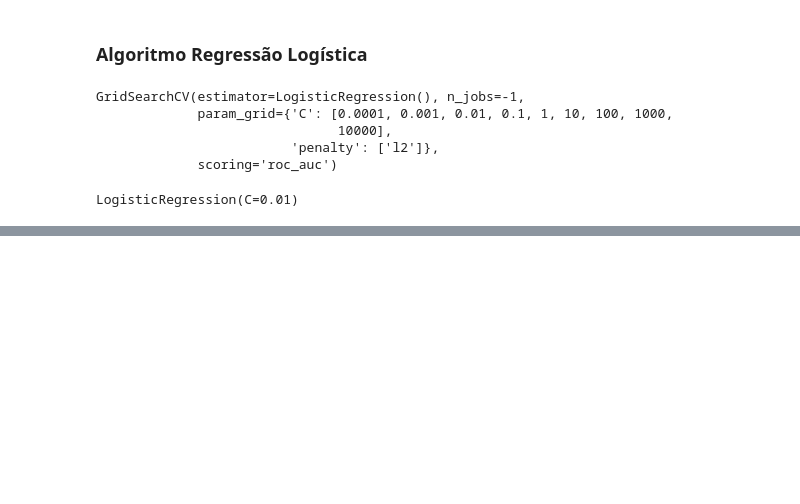
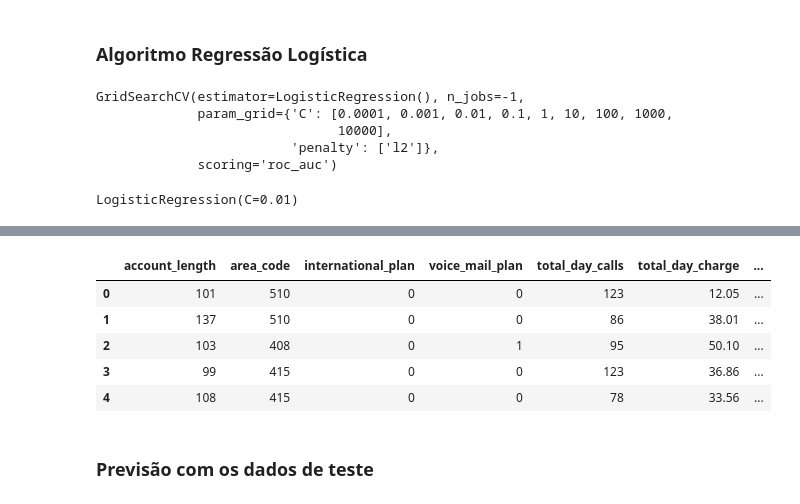
Before and after one commit to GilbertoBarbosa/customer-churn, a Jupyter notebook: customerChurn.ipynb, the cells around one changed output, grey strips where cells are left out. Saved outputs shown, nothing was run; the diff lists cells and outputs as text; code cells hidden in the pictures; blank space fills up the shorter version.

```diff
--- a/customerChurn.ipynb
+++ b/customerChurn.ipynb
@@ -276,0 +276,9 @@ LogisticRegression(C=0.01)
+# %%
+# Substituindo no por 0
+df_teste.replace('no',0, inplace = True)
+# %%
+# Substituindo yes por 1
+df_teste.replace('yes',1, inplace = True)
+# %%
+# Apagando o texto area_code_ do campo area_code
+df_teste.replace({'area_code_':''}, regex = True, inplace = True)
@@ -276,0 +291,3 @@ LogisticRegression(C=0.01)
+# %%
+# Selecionando as mesmas variáveis utilizadas no treinamento
+X_teste = df_teste[X_treino.columns]
@@ -276,0 +297,9 @@ LogisticRegression(C=0.01)
+# %%
+X_teste.head()
+# %% [output]
+|  | account_length | area_code | international_plan | voice_mail_plan | total_day_calls | total_day_charge | ... |
+| 0 | 101 | 510 | 0 | 0 | 123 | 12.05 | ... |
+| 1 | 137 | 510 | 0 | 0 | 86 | 38.01 | ... |
+| 2 | 103 | 408 | 0 | 1 | 95 | 50.10 | ... |
+| 3 | 99 | 415 | 0 | 0 | 123 | 36.86 | ... |
+| 4 | 108 | 415 | 0 | 0 | 78 | 33.56 | ... |
@@ -277,3 +309,5 @@ LogisticRegression(C=0.01)
+# %% [markdown]
+### Previsão com os dados de teste
 # %%
 # Previsões com dados de teste
 y_pred_v1 = modelo_v1.predict(X_teste)
```
Also changed, not shown: parts of 24 cells of this notebook.
